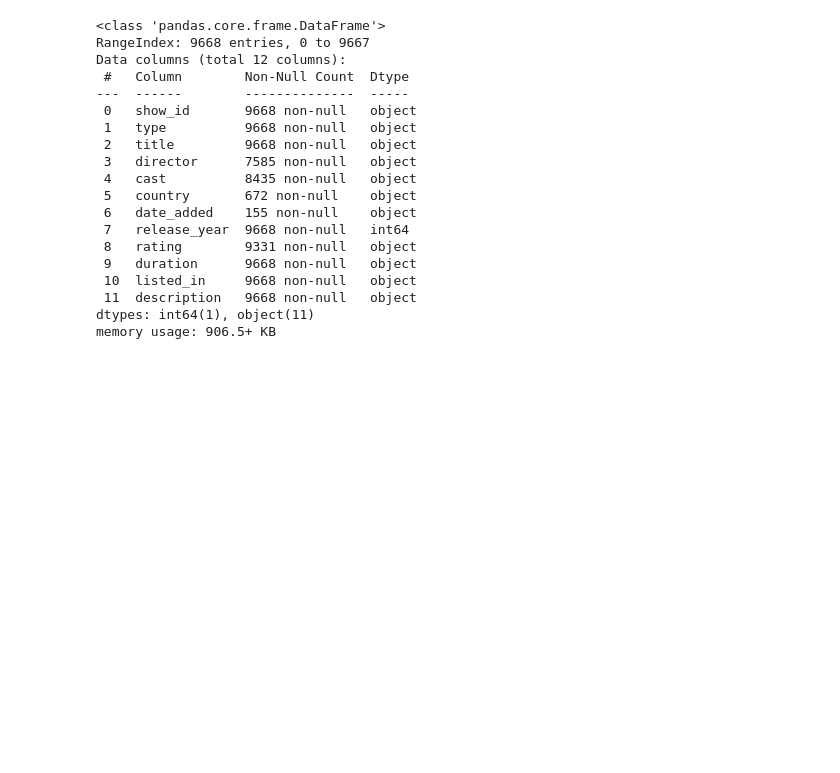
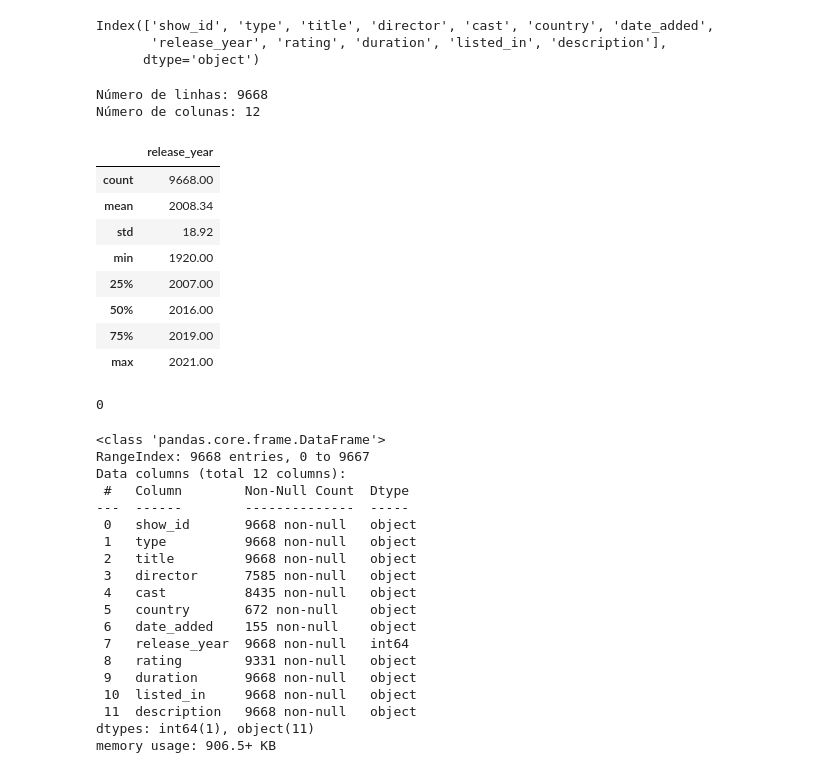
Before and after one commit to nandodevs/amazon-tv-video-analysis, a Jupyter notebook: notebooks/exploratory/analysis.ipynb, the cells around one changed output. Drawn from its saved outputs; the diff is of its cells as text; code cells hidden in the pictures; blank space fills up the shorter version.

```diff
--- a/notebooks/exploratory/analysis.ipynb
+++ b/notebooks/exploratory/analysis.ipynb
@@ -22,4 +31,39 @@ raw_dataset.head()
 | 2 | s3 | Movie | Secrets of Deception | Josh Webber | Tom Sizemore, Lorenzo Lamas, Robe... | United States | March 30, 2021 | 2017 | NaN | 74 min | ... |
 | 3 | s4 | Movie | Pink: Staying True | Sonia Anderson | Interviews with: Pink, Adele, Bey... | United States | March 30, 2021 | 2014 | NaN | 69 min | ... |
 | 4 | s5 | Movie | Monster Maker | Giles Foster | Harry Dean Stanton, Kieran O'Brie... | United Kingdom | March 30, 2021 | 1989 | NaN | 45 min | ... |
+# %%
+# Check columns
+raw_dataset.columns
+# %% [output]
+Index(['show_id', 'type', 'title', 'director', 'cast', 'country', 'date_added',
+       'release_year', 'rating', 'duration', 'listed_in', 'description'],
+      dtype='object')
+# %%
+# Obter o número de linhas e colunas do dataset
+num_linhas, num_colunas = raw_dataset.shape
+
+# Imprimir o resultado
+print("Número de linhas:", num_linhas)
+print("Número de colunas:", num_colunas)
+# %% [output]
+Número de linhas: 9668
+Número de colunas: 12
+# %%
+# Estatísticas sobre os dados
+raw_dataset.describe().round(2)
+# %% [output]
+|  | release_year |
+| count | 9668.00 |
+| mean | 2008.34 |
+| std | 18.92 |
+| min | 1920.00 |
+| 25% | 2007.00 |
+| 50% | 2016.00 |
+| 75% | 2019.00 |
+| max | 2021.00 |
+# %%
+# Verificar dados duplicados
+raw_dataset.duplicated().sum()
+# %% [output]
+0
 # %%
```
Also changed, not shown: parts of 26 cells of this notebook, 5 other files.
